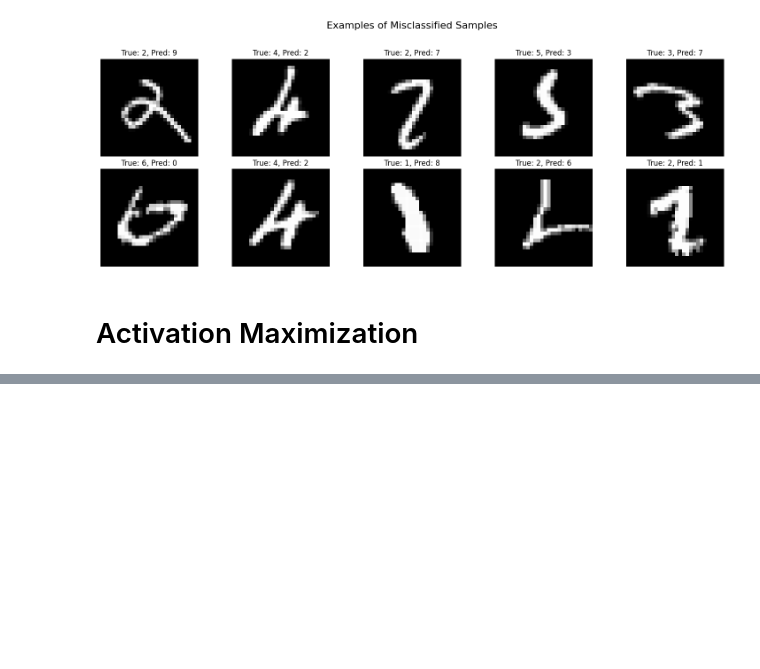
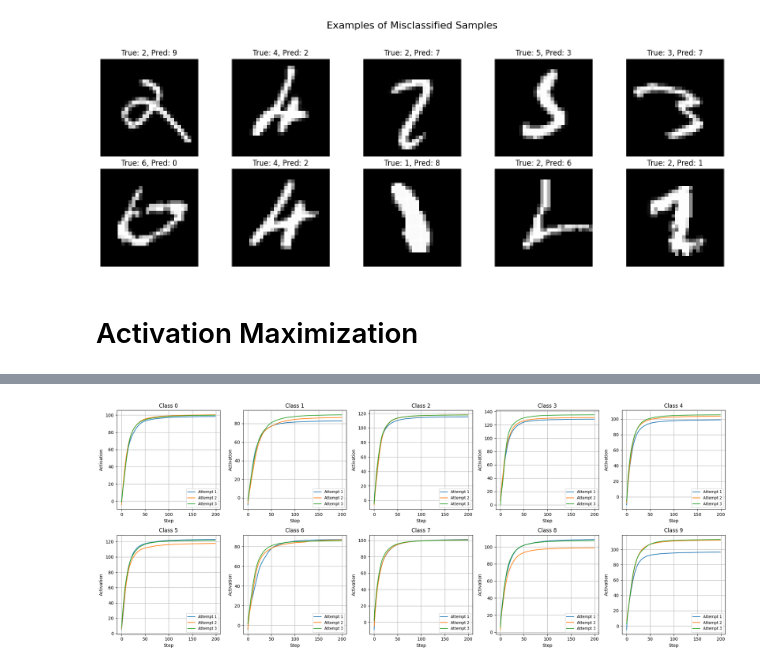
Before and after one commit to ydsyvn/mnist-activation-maximization, a Jupyter notebook: mnist_activation_maximization.ipynb, the cells around one changed output, grey strips where cells are left out. Saved outputs shown, nothing was run; the diff lists cells and outputs as text; code cells hidden in the pictures; blank space fills up the shorter version.

```diff
--- a/mnist_activation_maximization.ipynb
+++ b/mnist_activation_maximization.ipynb
@@ -371,0 +386,23 @@ Best activation for class 9: 112.9850
+# %%
+def plot_activation_history_grid(history):
+    import matplotlib.pyplot as plt
+
+    fig, axes = plt.subplots(2, 5, figsize=(20, 8))
+    axes = axes.flatten()
+
+    for class_idx in range(10):
+        ax = axes[class_idx]
+        for attempt_idx, attempt in enumerate(history[class_idx]):
+            ax.plot(attempt, label=f'Attempt {attempt_idx+1}')
+        ax.set_title(f'Class {class_idx}')
+        ax.set_xlabel('Step')
+        ax.set_ylabel('Activation')
+        ax.legend(fontsize='small')
+        ax.grid(True)
+
+    plt.tight_layout()
+    plt.show()
+# %%
+plot_activation_history_grid(history)
+# %% [output]
+[figure, added]
```
Also changed, not shown: parts of 4 cells of this notebook.
